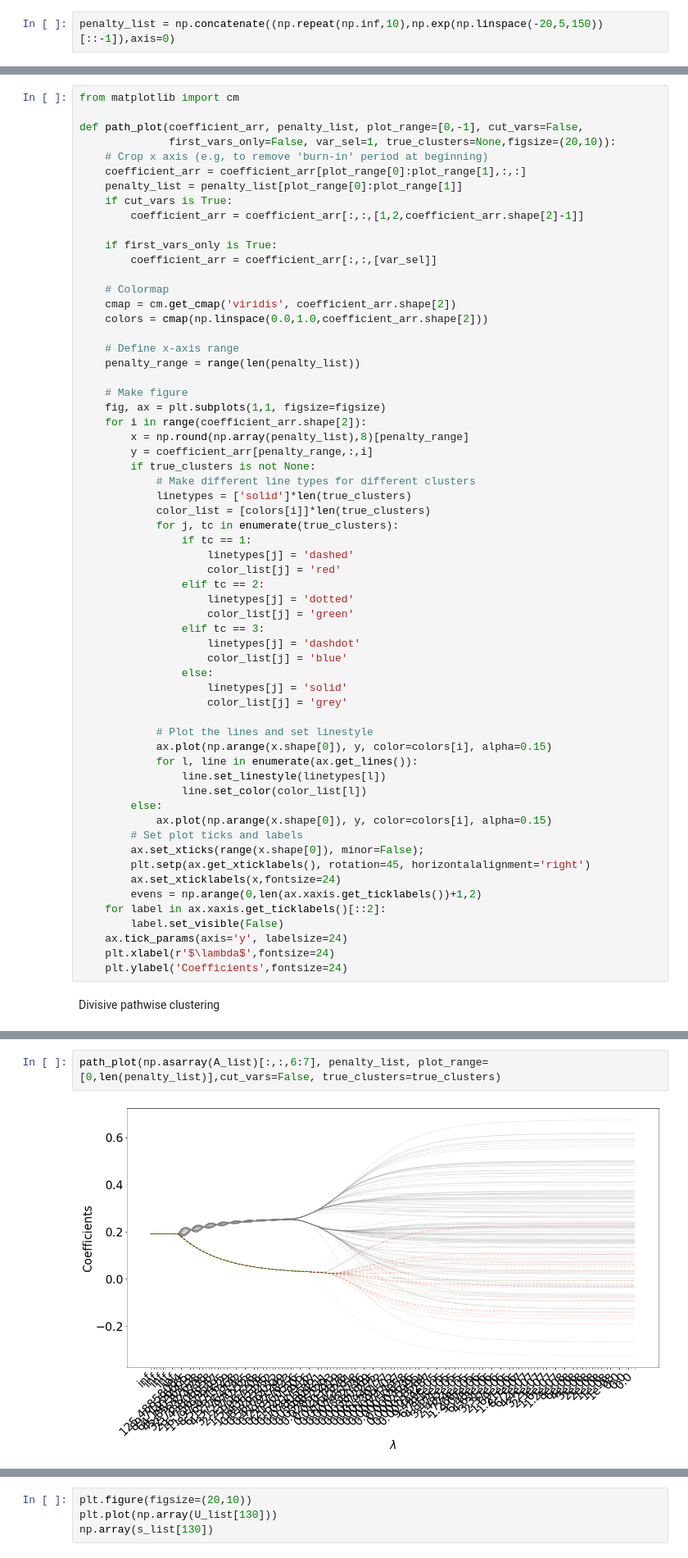
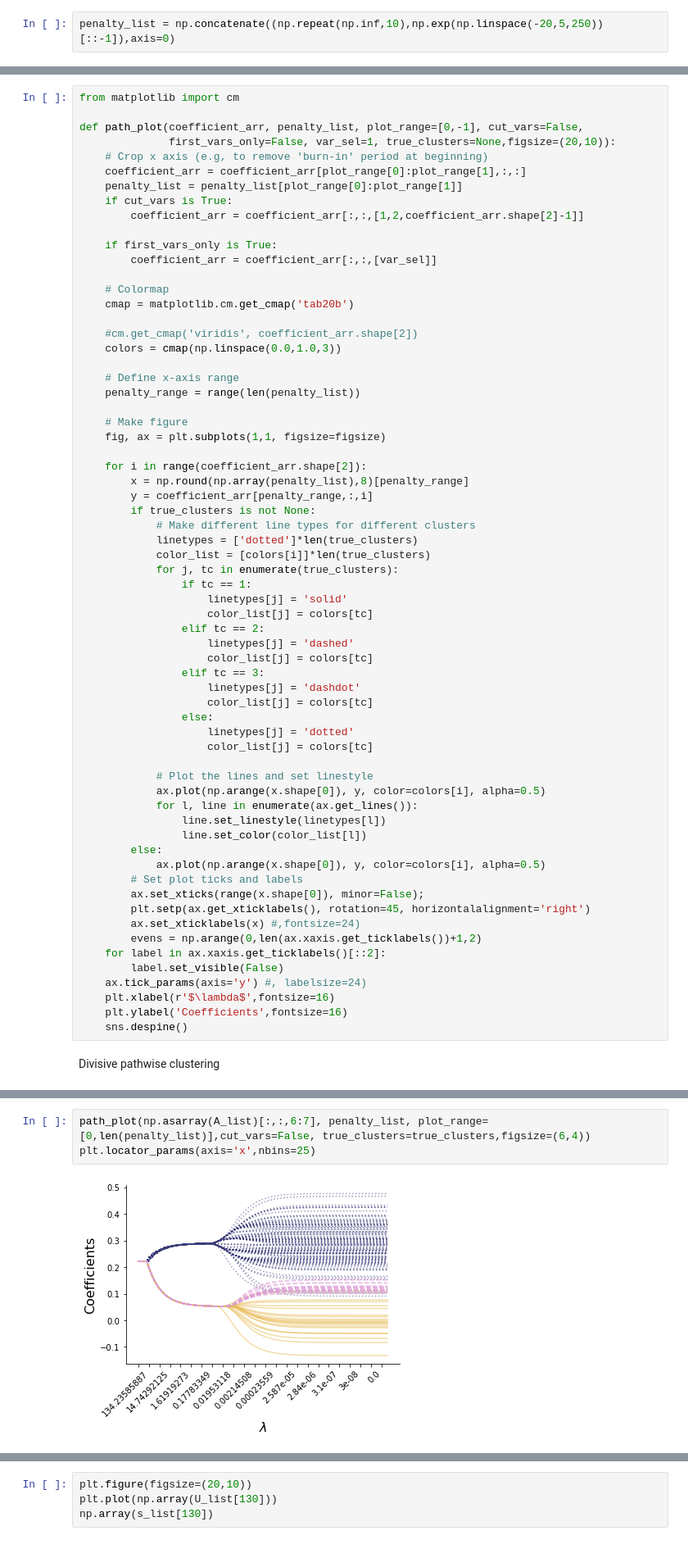
Before and after one commit to grosenicklab/CARVE-AI, a Jupyter notebook: notebooks_neurips2022/NeurIPS2022 Figure and Movies.ipynb, the cells around one changed output, grey strips where cells are left out. Shown at 82% size. Cells and saved outputs as stored; diff of their text form.

```diff
--- a/notebooks_neurips2022/NeurIPS2022 Figure and Movies.ipynb
+++ b/notebooks_neurips2022/NeurIPS2022 Figure and Movies.ipynb
@@ -167,7 +172,7 @@ for ncl in range(num_clusters):
 # %% [markdown]
 Set the penalty list for experiments
 # %%
-penalty_list = np.concatenate((np.repeat(np.inf,10),np.exp(np.linspace(-20,5,150))[::-1]),axis=0)
+penalty_list = np.concatenate((np.repeat(np.inf,10),np.exp(np.linspace(-20,5,250))[::-1]),axis=0)
 # %% [markdown]
 ### Run PCMF on synthetic data
 # %%
@@ -185,52 +190,56 @@ def path_plot(coefficient_arr, penalty_list, plot_range=[0,-1], cut_vars=False,
         coefficient_arr = coefficient_arr[:,:,[var_sel]]
 
     # Colormap
-    cmap = cm.get_cmap('viridis', coefficient_arr.shape[2])
-    colors = cmap(np.linspace(0.0,1.0,coefficient_arr.shape[2]))
+    cmap = matplotlib.cm.get_cmap('tab20b')
+
+    #cm.get_cmap('viridis', coefficient_arr.shape[2])
+    colors = cmap(np.linspace(0.0,1.0,3))
 
     # Define x-axis range
     penalty_range = range(len(penalty_list))
 
     # Make figure
     fig, ax = plt.subplots(1,1, figsize=figsize)
+
     for i in range(coefficient_arr.shape[2]):
         x = np.round(np.array(penalty_list),8)[penalty_range]
         y = coefficient_arr[penalty_range,:,i]
         if true_clusters is not None:
             # Make different line types for different clusters
-            linetypes = ['solid']*len(true_clusters)
+            linetypes = ['dotted']*len(true_clusters)
             color_list = [colors[i]]*len(true_clusters)
             for j, tc in enumerate(true_clusters):
                 if tc == 1:
+                    linetypes[j] = 'solid'
+                    color_list[j] = colors[tc]
+                elif tc == 2:
                     linetypes[j] = 'dashed'
-                    color_list[j] = 'red'
-                elif tc == 2:
-                    linetypes[j] = 'dotted'
-                    color_list[j] = 'green'
+                    color_list[j] = colors[tc]
                 elif tc == 3:
                     linetypes[j] = 'dashdot'
-                    color_list[j] = 'blue'
+                    color_list[j] = colors[tc]
                 else:
-                    linetypes[j] = 'solid'
-                    color_list[j] = 'grey'
+                    linetypes[j] = 'dotted'
+                    color_list[j] = colors[tc]
 
             # Plot the lines and set linestyle
-            ax.plot(np.arange(x.shape[0]), y, color=colors[i], alpha=0.15)
+            ax.plot(np.arange(x.shape[0]), y, color=colors[i], alpha=0.5)
             for l, line in enumerate(ax.get_lines()):
                 line.set_linestyle(linetypes[l])
                 line.set_color(color_list[l])
         else:
-            ax.plot(np.arange(x.shape[0]), y, color=colors[i], alpha=0.15)
+            ax.plot(np.arange(x.shape[0]), y, color=colors[i], alpha=0.5)
         # Set plot ticks and labels
         ax.set_xticks(range(x.shape[0]), minor=False);
         plt.setp(ax.get_xticklabels(), rotation=45, horizontalalignment='right')
-        ax.set_xticklabels(x,fontsize=24)
+        ax.set_xticklabels(x) #,fontsize=24)
         evens = np.arange(0,len(ax.xaxis.get_ticklabels())+1,2)
     for label in ax.xaxis.get_ticklabels()[::2]:
         label.set_visible(False)
-    ax.tick_params(axis='y', labelsize=24)
-    plt.xlabel(r'$\lambda$',fontsize=24)
-    plt.ylabel('Coefficients',fontsize=24)
+    ax.tick_params(axis='y') #, labelsize=24)
+    plt.xlabel(r'$\lambda$',fontsize=16)
+    plt.ylabel('Coefficients',fontsize=16)
+    sns.despine()
 # %% [markdown]
 Divisive pathwise clustering
 # %%
@@ -516,7 +521,8 @@ threshold: [[[1.15641459]]]
 # %%
-path_plot(np.asarray(A_list)[:,:,6:7], penalty_list, plot_range=[0,len(penalty_list)],cut_vars=False, true_clusters=true_clusters)
+path_plot(np.asarray(A_list)[:,:,6:7], penalty_list, plot_range=[0,len(penalty_list)],cut_vars=False, true_clusters=true_clusters,figsize=(6,4))
+plt.locator_params(axis='x',nbins=25)
 # %% [output]
-[figure, old version]
+[figure, new version]
 # %%
 import seaborn as sns
 
```
Also changed, not shown: parts of 14 cells of this notebook, 1 other file.
